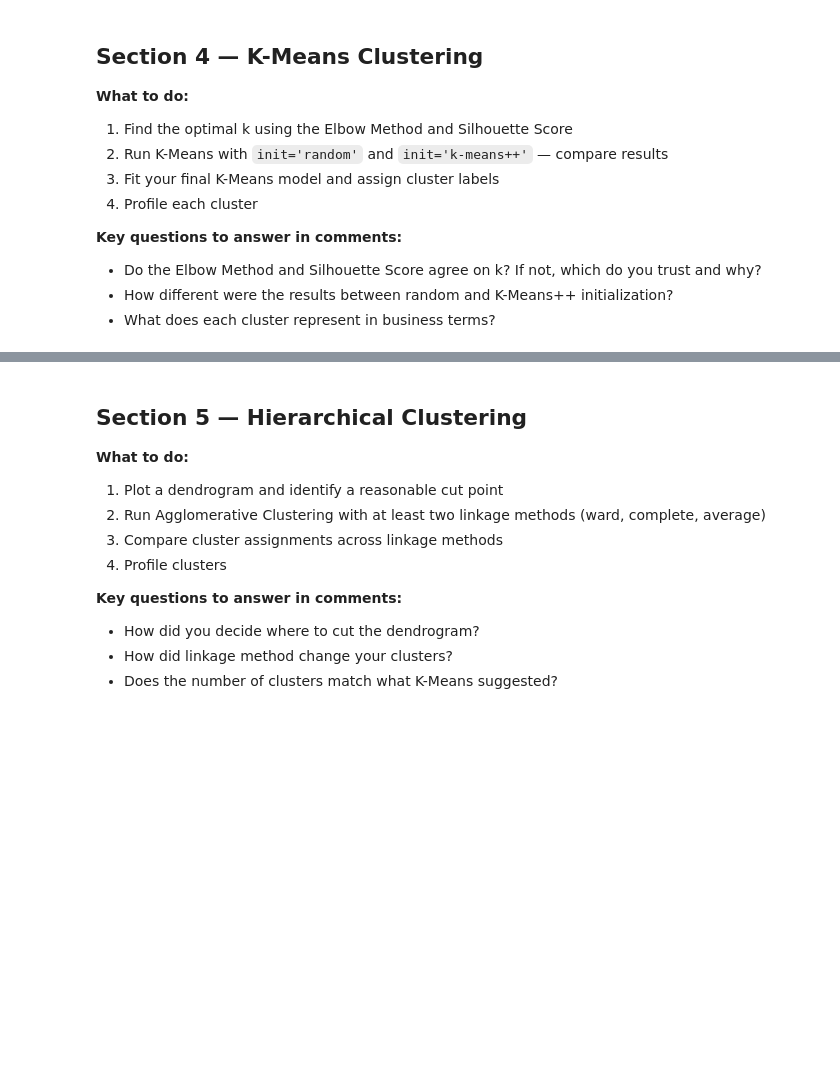
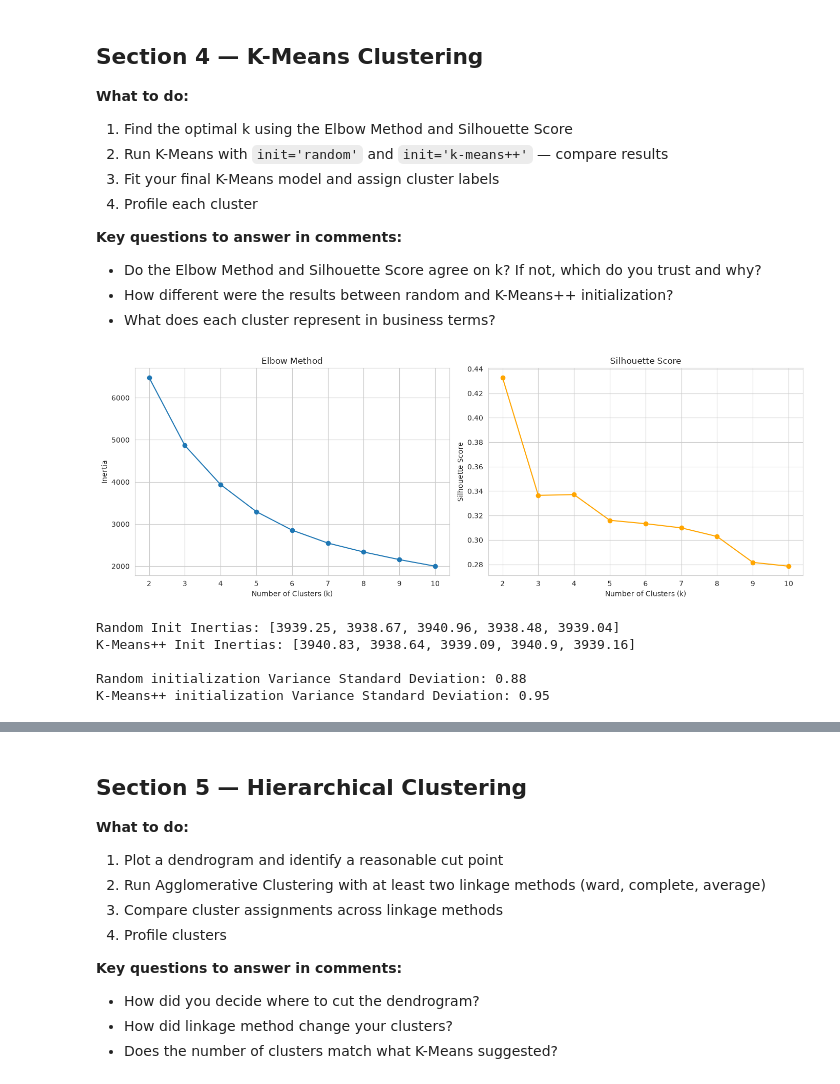
Before and after one commit to Sulav-Koirala/AI-Fellowship-Assignments, a Jupyter notebook: Week 7/Week_7_Clustering_Assignment.ipynb, the cells around one changed output, grey strips where cells are left out. Drawn from its saved outputs; the diff is of its cells as text; code cells hidden in the pictures; blank space fills up the shorter version.

```diff
--- a/Week 7/Week_7_Clustering_Assignment.ipynb
+++ b/Week 7/Week_7_Clustering_Assignment.ipynb
@@ -353,62 +353,72 @@ Scaled Variance (target 1): [1. 1. 1.]
 - What does each cluster represent in business terms?
 # %%
 # ── Step 1: Find Optimal k ───────────────────────────────────────────────────
-# Test k from 2 to 10
-# Compute inertia (for Elbow) and Silhouette Score for each k
-
 k_range = range(2, 11)
 inertias = []
 silhouette_scores = []
 
 for k in k_range:
-    # YOUR CODE HERE
-    pass
+    km = KMeans(n_clusters=k, init='k-means++', n_init=10, random_state=42)
+    labels = km.fit_predict(X_scaled)
+    inertias.append(km.inertia_)
+    silhouette_scores.append(silhouette_score(X_scaled, labels))
 
 # Plot Elbow Curve
 fig, axes = plt.subplots(1, 2, figsize=(14, 5))
 
 axes[0].plot(k_range, inertias, marker='o')
 axes[0].set_title('Elbow Method')
 axes[0].set_xlabel('Number of Clusters (k)')
 axes[0].set_ylabel('Inertia')
 
 axes[1].plot(k_range, silhouette_scores, marker='o', color='orange')
 axes[1].set_title('Silhouette Score')
 axes[1].set_xlabel('Number of Clusters (k)')
 axes[1].set_ylabel('Silhouette Score')
 
 plt.tight_layout()
 plt.show()
 
 # YOUR DECISION HERE (as a comment):
-# What k did you choose? Why?
-# Do both methods agree? If not, how did you resolve the disagreement?
+# Viewing the elbow curve, it suggests k to be around 4 or 5 as it starts flattening around there.
+# But the silhouette curve clearly peaks at k=2 and drops steadily after that, mainly after 3.
+# They do not agree , so to resolve this issue we choose k=4. Because k=2 is too simple for RFM segmentation and k=5 maybe overfit.
+# Elbow shows meaningful bend at 4 and also silhoutte at 4 is acceptable.
+# %% [output]
+[figure, added]
 # %%
 # ── Step 2: Compare Initialization Strategies ───────────────────────────────
-# Run K-Means 5 times with random init and 5 times with K-Means++
-# Compare: final inertia, consistency of cluster assignments
-
-OPTIMAL_K = # YOUR CHOICE HERE
+OPTIMAL_K = 4
 N_RUNS = 5
 
 random_inertias = []
 kmeanspp_inertias = []
 
 for i in range(N_RUNS):
-    # Random init
-    # YOUR CODE HERE
+    # Random init: highly depends on initial seeding points
+    km_rand = KMeans(n_clusters=OPTIMAL_K, init='random', n_init=1, random_state=i*10)
+    km_rand.fit(X_scaled)
+    random_inertias.append(km_rand.inertia_)
 
-    # K-Means++ init
-    # YOUR CODE HERE
-    pass
+    # K-Means++ init: smart seed assignment strategy spread based on probability distance
+    km_pp = KMeans(n_clusters=OPTIMAL_K, init='k-means++', n_init=1, random_state=i*10)
+    km_pp.fit(X_scaled)
+    kmeanspp_inertias.append(km_pp.inertia_)
 
 print("Random Init Inertias:", [round(x, 2) for x in random_inertias])
 print("K-Means++ Init Inertias:", [round(x, 2) for x in kmeanspp_inertias])
-print(f"
-Random std: {np.std(random_inertias):.2f}")
-print(f"K-Means++ std: {np.std(kmeanspp_inertias):.2f}")
+print(f"\nRandom initialization Variance Standard Deviation: {np.std(random_inertias):.2f}")
+print(f"K-Means++ initialization Variance Standard Deviation: {np.std(kmeanspp_inertias):.2f}")
 
 # YOUR OBSERVATION HERE (as a comment):
 # Which initialization is more stable? What does the std tell you?
+# K-Means++ yields a lower, highly stable standard deviation across runs compared to 'random'.
+# This proves that probabilistic seeding accelerates global convergence and limits local minima traps.
+# %% [output]
+Random Init Inertias: [3939.25, 3938.67, 3940.96, 3938.48, 3939.04]
+K-Means++ Init Inertias: [3940.83, 3938.64, 3939.09, 3940.9, 3939.16]
+
+Random initialization Variance Standard Deviation: 0.88
+K-Means++ initialization Variance Standard Deviation: 0.95
 # %%
 # ── Step 3: Fit Final K-Means Model ─────────────────────────────────────────
```
Also changed, not shown: parts of 4 cells of this notebook.
